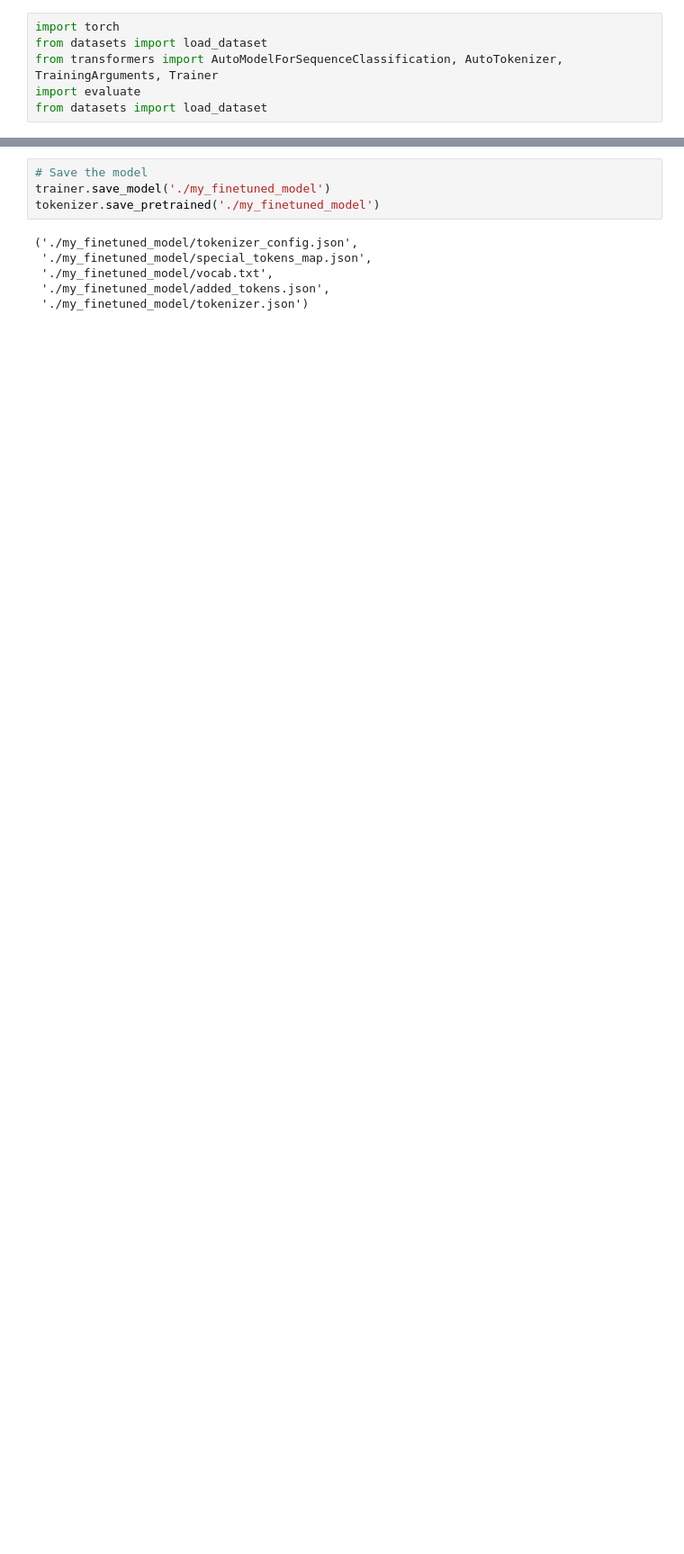
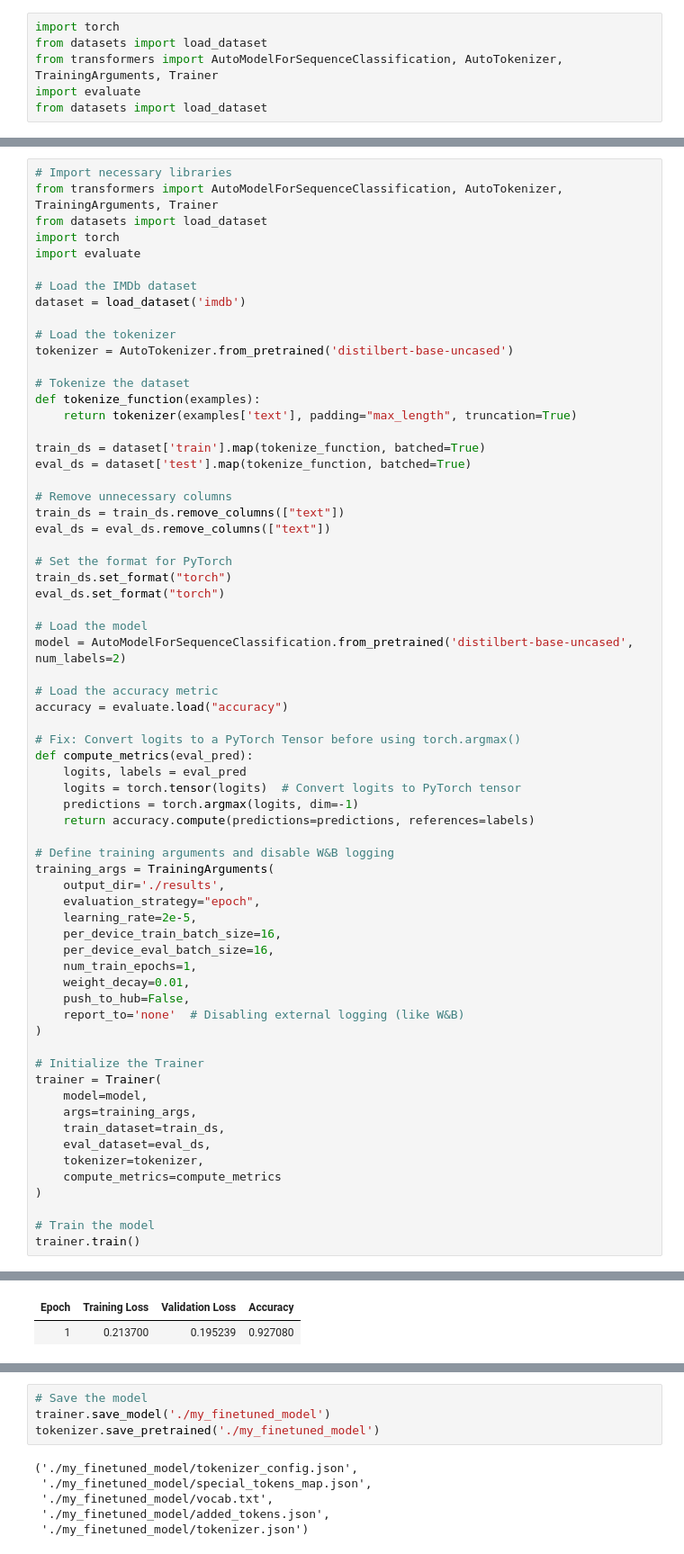
Before and after one commit to A790227/data-project-llm, a Jupyter notebook: Untitled0.ipynb, the cells around one changed output, grey strips where cells are left out. Shown: that part at 90% size. Drawn from its saved outputs; the diff is of its cells as text; blank space fills up the shorter version.

```diff
--- a/Untitled0.ipynb
+++ b/Untitled0.ipynb
@@ -997,0 +935,67 @@ trainer.train()
+# %%
+# Import necessary libraries
+from transformers import AutoModelForSequenceClassification, AutoTokenizer, TrainingArguments, Trainer
+from datasets import load_dataset
+import torch
+import evaluate
+
+# Load the IMDb dataset
+dataset = load_dataset('imdb')
+
+# Load the tokenizer
+tokenizer = AutoTokenizer.from_pretrained('distilbert-base-uncased')
+
+# Tokenize the dataset
+def tokenize_function(examples):
+    return tokenizer(examples['text'], padding="max_length", truncation=True)
+
+train_ds = dataset['train'].map(tokenize_function, batched=True)
+eval_ds = dataset['test'].map(tokenize_function, batched=True)
+
+# Remove unnecessary columns
+train_ds = train_ds.remove_columns(["text"])
+eval_ds = eval_ds.remove_columns(["text"])
+
+# Set the format for PyTorch
+train_ds.set_format("torch")
+eval_ds.set_format("torch")
+
+# Load the model
+model = AutoModelForSequenceClassification.from_pretrained('distilbert-base-uncased', num_labels=2)
+
+# Load the accuracy metric
+accuracy = evaluate.load("accuracy")
+
+# Fix: Convert logits to a PyTorch Tensor before using torch.argmax()
+def compute_metrics(eval_pred):
+    logits, labels = eval_pred
+    logits = torch.tensor(logits)  # Convert logits to PyTorch tensor
+    predictions = torch.argmax(logits, dim=-1)
+    return accuracy.compute(predictions=predictions, references=labels)
+
+# Define training arguments and disable W&B logging
+training_args = TrainingArguments(
+    output_dir='./results',
+    evaluation_strategy="epoch",
+    learning_rate=2e-5,
+    per_device_train_batch_size=16,
+    per_device_eval_batch_size=16,
+    num_train_epochs=1,
+    weight_decay=0.01,
+    push_to_hub=False,
+    report_to='none'  # Disabling external logging (like W&B)
+)
+
+# Initialize the Trainer
+trainer = Trainer(
+    model=model,
+    args=training_args,
+    train_dataset=train_ds,
+    eval_dataset=eval_ds,
+    tokenizer=tokenizer,
+    compute_metrics=compute_metrics
+)
+
+# Train the model
+trainer.train()
+# %% [output]
@@ -997,0 +1005,2 @@ trainer.train()
+| Epoch | Training Loss | Validation Loss | Accuracy |
+| 1 | 0.213700 | 0.195239 | 0.927080 |
```
Also changed, not shown: parts of 19 cells of this notebook.
